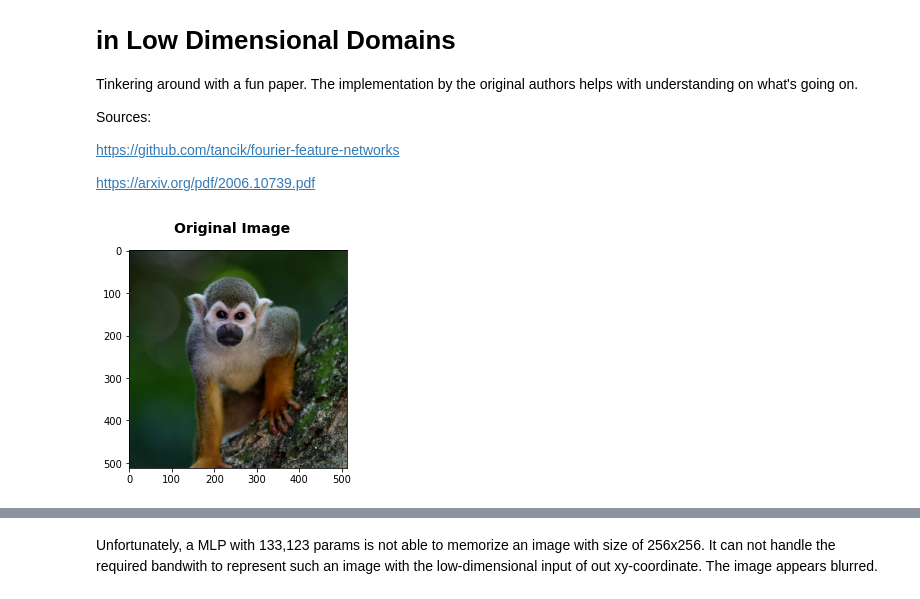
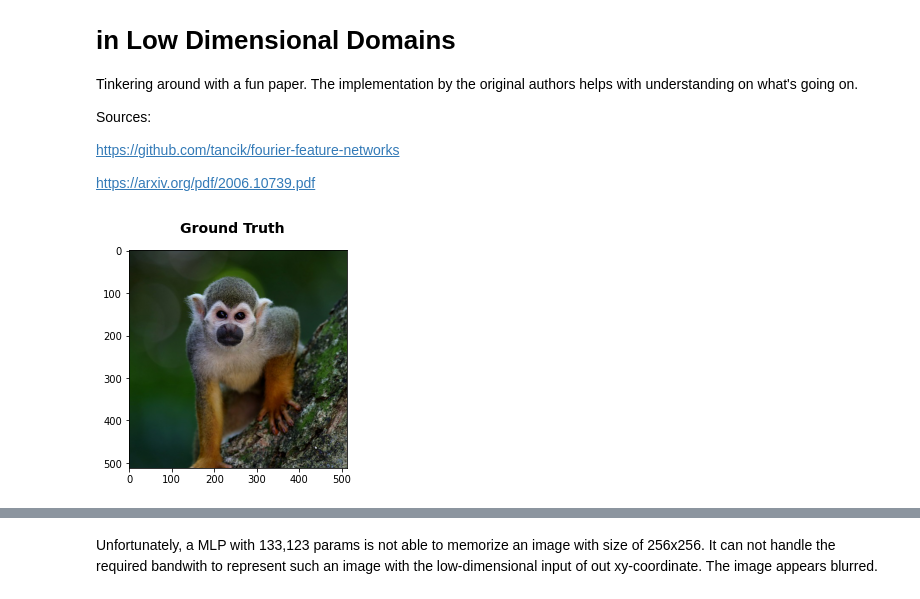
Before and after one commit to AntonBaumannDE/fourier_features_MLP_tf2, a Jupyter notebook: image_regression_fourier.ipynb, the cells around one changed output, grey strips where cells are left out. Drawn from its saved outputs; the diff is of its cells as text; code cells hidden in the pictures.

```diff
--- a/image_regression_fourier.ipynb
+++ b/image_regression_fourier.ipynb
@@ -22,25 +22,26 @@ rand_key = random.PRNGKey(0)
 # %%
 # Download image, take a square crop from the center
 image_url = 'monkey.jpg'
 img = imageio.imread(image_url)[..., :3] / 255.
 c = [img.shape[0]//2, img.shape[1]//2]
 r = 256
 img = img[c[0]-r:c[0]+r, c[1]-r:c[1]+r]
 
 fig = plt.figure()
-fig.suptitle('Original Image', fontsize=14, fontweight='bold')
+fig.suptitle('Ground Truth', fontsize=14, fontweight='bold')
 plt.imshow(img)
+plt.savefig('monkey1.png', dpi=1200)
 plt.show()
 
 # Create input pixel coordinates in the unit square
 coords = np.linspace(0, 1, img.shape[0], endpoint=False)
 
 x_test = np.stack(np.meshgrid(coords, coords), -1)
 
 test_data = [x_test, img]
 train_data = [x_test[::2,::2], img[::2,::2]]
 # %% [output]
-[figure, old version]
+[figure, new version]
 # %%
 # Create Model
 model = models.Sequential()
```
Also changed, not shown: parts of 2 cells of this notebook.
